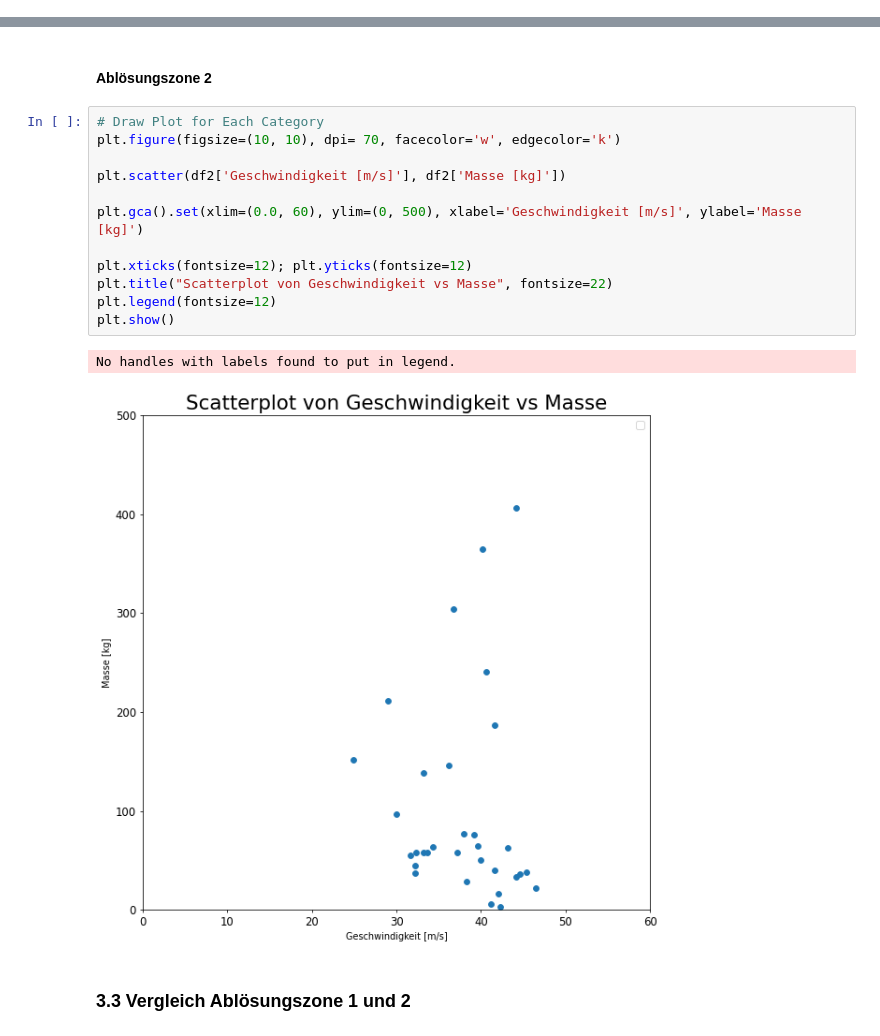
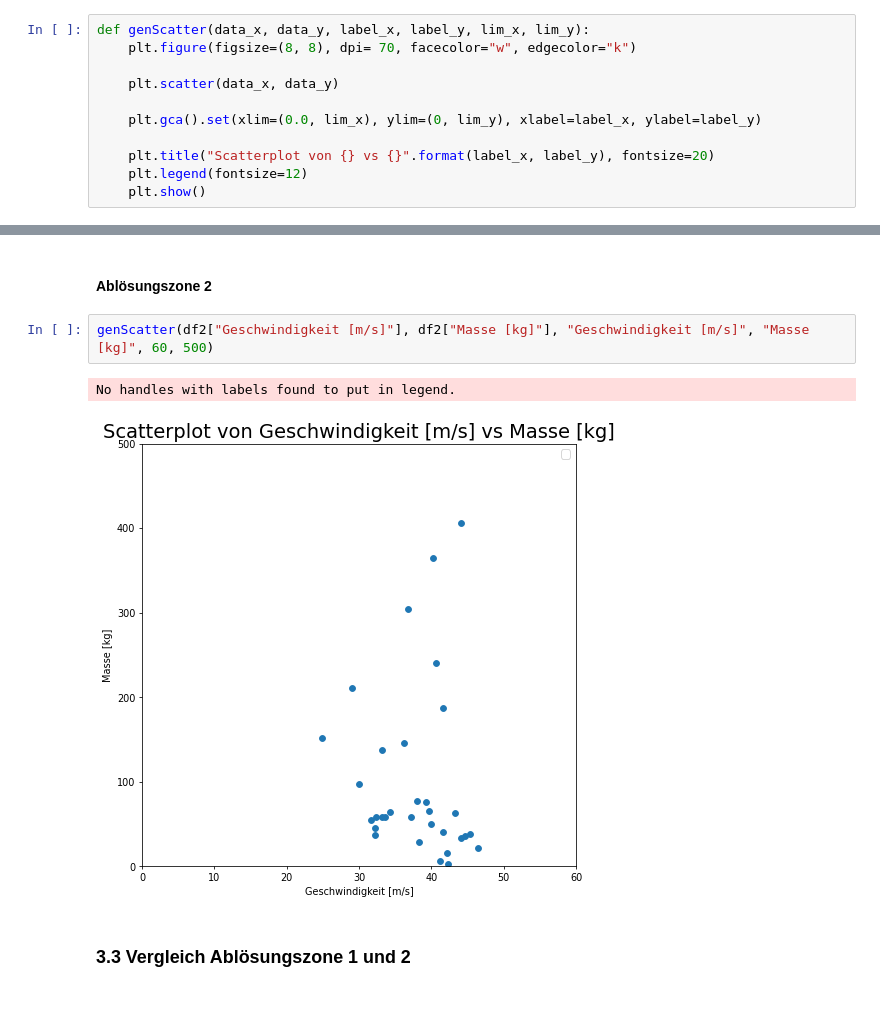
Before and after one commit to 7ben18/FHNW_Steinschlagrisiko, a Jupyter notebook: FHNW_Steinschlagrisiko.ipynb, the cells around one changed output, grey strips where cells are left out. Cells and saved outputs as stored; diff of their text form; blank space fills up the shorter version.

Commit message:
added methods for creating histograms and scatter plots

```diff
--- a/FHNW_Steinschlagrisiko.ipynb
+++ b/FHNW_Steinschlagrisiko.ipynb
@@ -181,0 +161,11 @@ No handles with labels found to put in legend.
+# %%
+def genScatter(data_x, data_y, label_x, label_y, lim_x, lim_y):
+    plt.figure(figsize=(8, 8), dpi= 70, facecolor="w", edgecolor="k")
+
+    plt.scatter(data_x, data_y)
+
+    plt.gca().set(xlim=(0.0, lim_x), ylim=(0, lim_y), xlabel=label_x, ylabel=label_y)
+
+    plt.title("Scatterplot von {} vs {}".format(label_x, label_y), fontsize=20)
+    plt.legend(fontsize=12)
+    plt.show()
@@ -182,20 +177,10 @@ No handles with labels found to put in legend.
 # %% [markdown]
 #### Ablösungszone 2
 # %%
-# Draw Plot for Each Category
-plt.figure(figsize=(10, 10), dpi= 70, facecolor='w', edgecolor='k')
-
-plt.scatter(df2['Geschwindigkeit [m/s]'], df2['Masse [kg]'])
-
-plt.gca().set(xlim=(0.0, 60), ylim=(0, 500), xlabel='Geschwindigkeit [m/s]', ylabel='Masse [kg]')
-
-plt.xticks(fontsize=12); plt.yticks(fontsize=12)
-plt.title("Scatterplot von Geschwindigkeit vs Masse", fontsize=22)
-plt.legend(fontsize=12)
-plt.show()
+genScatter(df2["Geschwindigkeit [m/s]"], df2["Masse [kg]"], "Geschwindigkeit [m/s]", "Masse [kg]", 60, 500)
 # %% [output]
 No handles with labels found to put in legend.
-[figure, old version]
+[figure, new version]
 # %% [markdown]
 ### 3.3 Vergleich Ablösungszone 1 und 2
 # %% [markdown]
```
Also changed, not shown: parts of 11 cells of this notebook.
